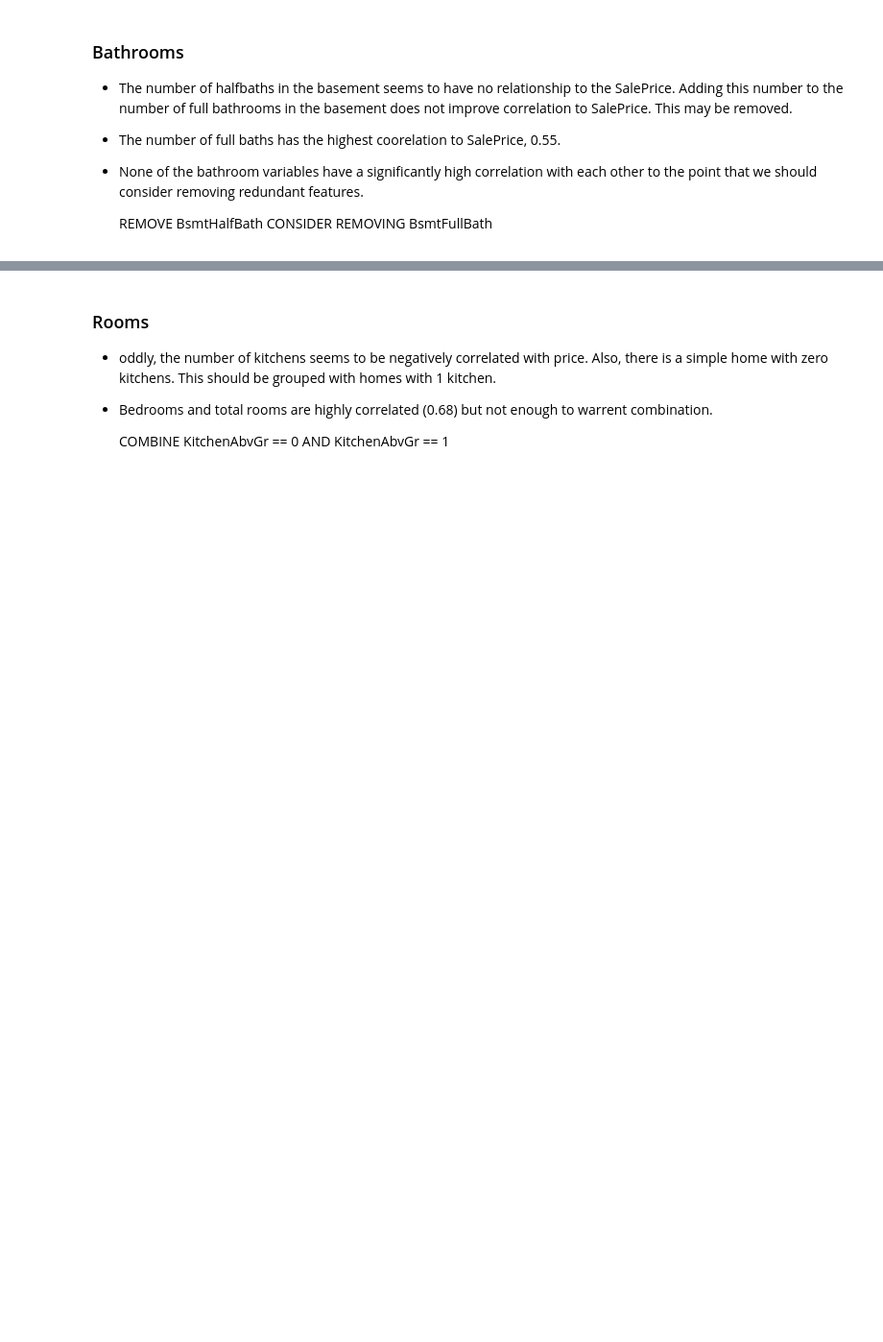
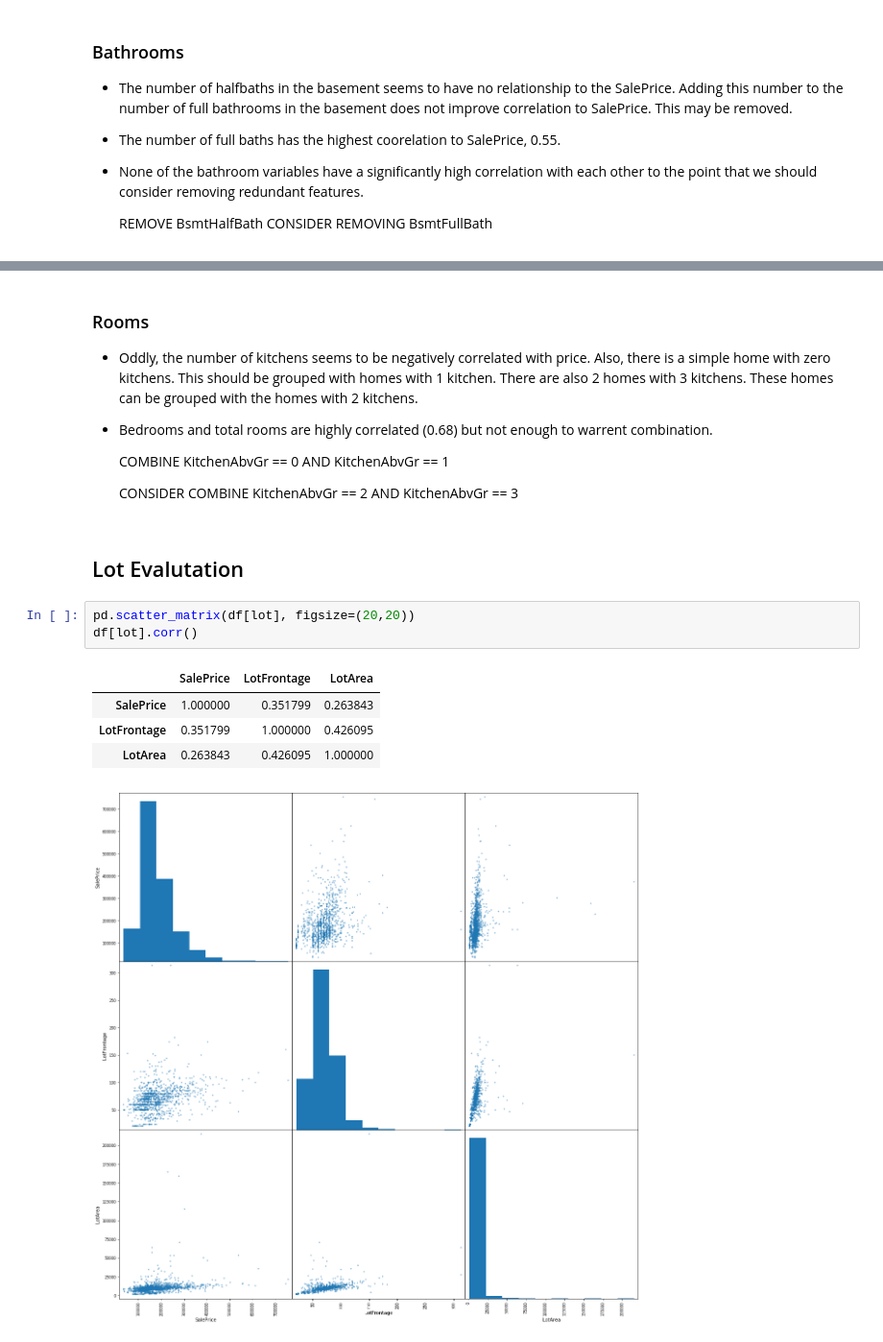
Before and after one commit to greenblattsharon/Machine-Learning-Project-House-Prices, a Jupyter notebook: ML_Final_EDA.ipynb, the cells around one changed output, grey strips where cells are left out. Shown at 96% size. Cells and saved outputs as stored; diff of their text form; blank space fills up the shorter version.

```diff
--- a/ML_Final_EDA.ipynb
+++ b/ML_Final_EDA.ipynb
@@ -494,7 +492,20 @@ KitchenAbvGr | 0
 True
 # %% [markdown]
 ### Rooms
--  oddly, the number of kitchens seems to be negatively correlated with price. Also, there is a simple home with zero kitchens. This should be grouped with homes with 1 kitchen.
+-  Oddly, the number of kitchens seems to be negatively correlated with price. Also, there is a simple home with zero kitchens. This should be grouped with homes with 1 kitchen. There are also 2 homes with 3 kitchens. These homes can be grouped with the homes with 2 kitchens.
 -  Bedrooms and total rooms are highly correlated (0.68) but not enough to warrent combination.
 
     COMBINE KitchenAbvGr == 0 AND KitchenAbvGr == 1
+
+    CONSIDER COMBINE KitchenAbvGr == 2 AND KitchenAbvGr == 3
+# %% [markdown]
+## Lot Evalutation
+# %%
+pd.scatter_matrix(df[lot], figsize=(20,20))
+df[lot].corr()
+# %% [output]
+|  | SalePrice | LotFrontage | LotArea |
+| SalePrice | 1.000000 | 0.351799 | 0.263843 |
+| LotFrontage | 0.351799 | 1.000000 | 0.426095 |
+| LotArea | 0.263843 | 0.426095 | 1.000000 |
+[figure, added]
```
Also changed, not shown: parts of 41 cells of this notebook, 1 other file.
